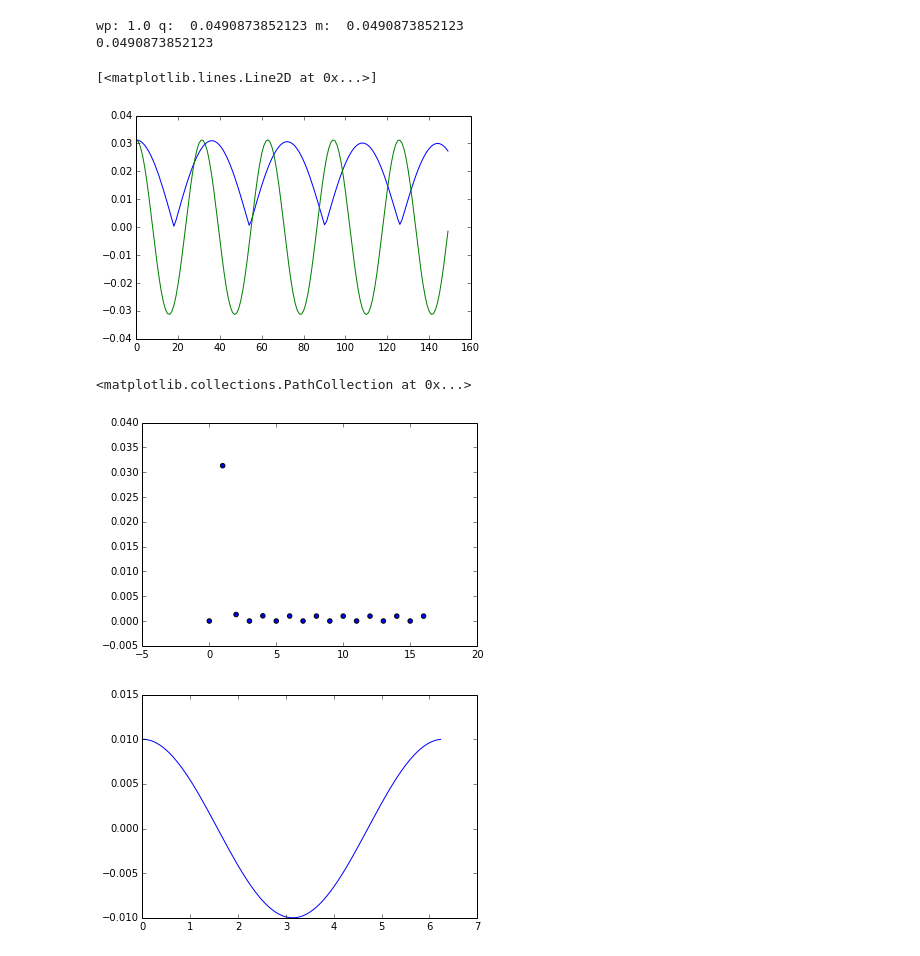
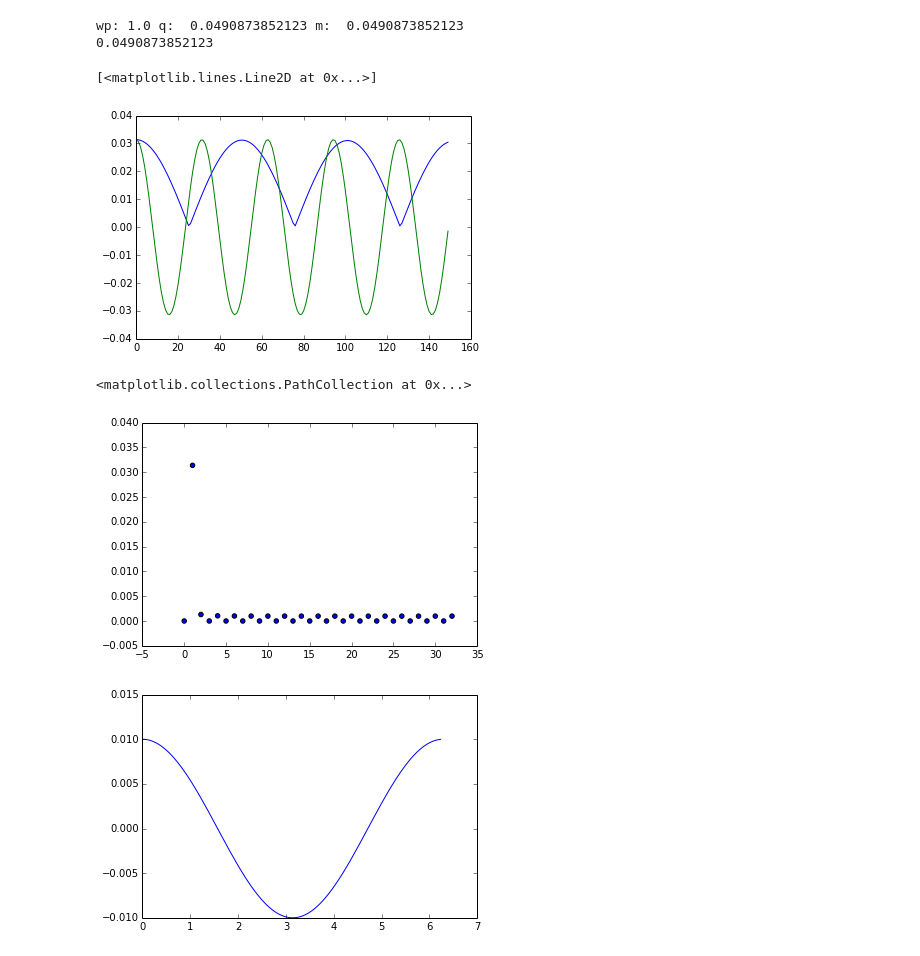
Before and after one commit to shigh/pyes1, a Jupyter notebook: 1d2v-wave.ipynb, the cells around one changed output. Saved outputs shown, nothing was run; the diff lists cells and outputs as text; code cells hidden in the pictures.

```diff
--- a/1d2v-wave.ipynb
+++ b/1d2v-wave.ipynb
@@ -9,9 +9,8 @@ import matplotlib.pyplot as plt
 from matplotlib import animation
 from collections import namedtuple
 # %%
-do_anim = False
 nt = 150
-nx = 32
+nx = 64
 L  = 2*np.pi
 dx = L/nx
 dt = 0.2
@@ -69,14 +68,15 @@ plt.plot(kn)
 plt.plot(np.cos(wp*np.linspace(0,dt*nt, nt+1)[:-1])*np.max(kn))
 # %% [output]
 [<matplotlib.lines.Line2D at 0x...>]
-[figure, old version]
+[figure, new version]
 # %%
-kr0 = np.sqrt(np.real(k_vals[0]*k_vals[0].conj()))
+i = 0
+kr0 = np.sqrt(np.real(k_vals[i]*k_vals[i].conj()))
 freqs = np.fft.rfftfreq(nx)*nx
 plt.scatter(freqs, kr0)
 # %% [output]
 <matplotlib.collections.PathCollection at 0x...>
-[figure, old version]
+[figure, new version]
 # %%
 # density of init particle positions
 x_vals = np.linspace(0., L, N_e+1)[:-1]
```
Also changed, not shown: parts of 1 cell of this notebook.
